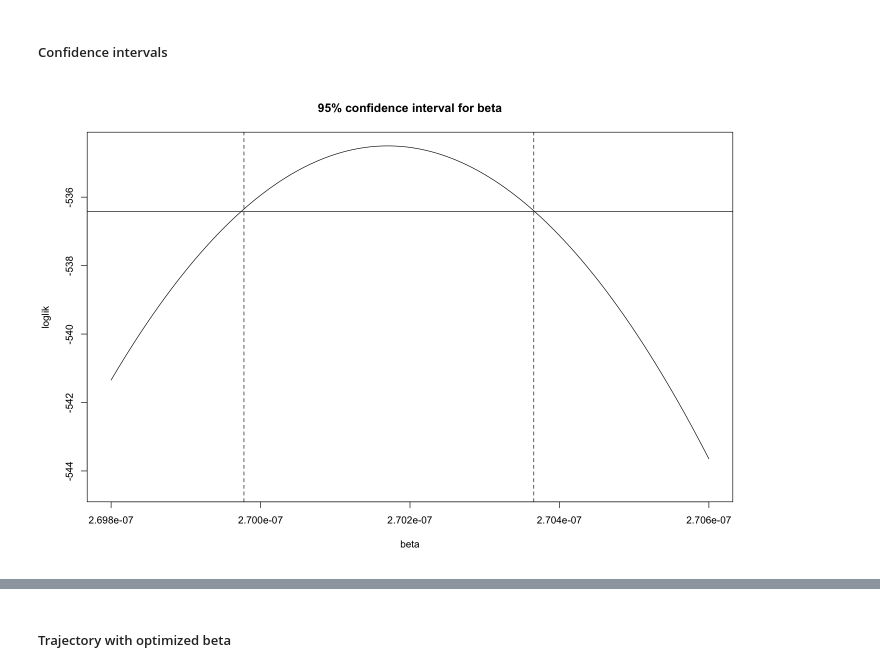
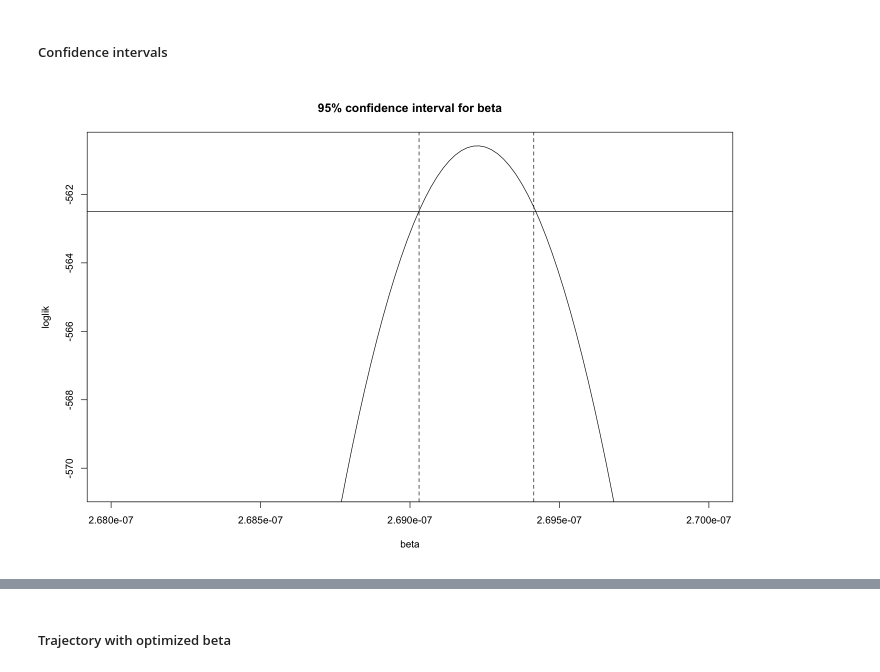
Before and after one commit to cc2qe/covid-19, a Jupyter notebook: covid_global.ipynb, the cells around one changed output, grey strips where cells are left out. Cells and saved outputs as stored; diff of their text form; code cells hidden in the pictures.

```diff
--- a/covid_global.ipynb
+++ b/covid_global.ipynb
@@ -763,22 +765,22 @@ opt
 # %%
 # profile over beta to estimate confidence intervals
 
-prof2.beta <- expand.grid(beta=seq(2.698e-7,2.706e-7,length=100))
+prof2.beta <- expand.grid(beta=seq(2.68e-7,2.7e-7,length=100))
 fitfn <- function (dat) {
     fit <- optim(fn=function(beta) f4(c(log(dat$beta), opt[2], opt[3], opt[4])),
                  par=mle1[2],method="Brent",lower=0,upper=1)
     c(p=expit(fit$par),loglik=-fit$value)
 }
 
 library(plyr)
 ddply(prof2.beta,~beta,fitfn) -> prof2.beta
 maxloglik <- max(prof2.beta$loglik)
 plot(loglik~beta,data=prof2.beta,type="l",ylim=maxloglik+c(-10,0), main='95% confidence interval for beta')
 cutoff <- maxloglik-qchisq(p=0.95,df=1)/2
 abline(h=c(0,cutoff))
 abline(v=range(subset(prof2.beta,loglik>cutoff)$beta),lty=2)
 # %% [output]
-[figure, old version]
+[figure, new version]
 # %%
 # profile over gamma to estimate confidence intervals
 
```
Also changed, not shown: parts of 38 cells of this notebook.
